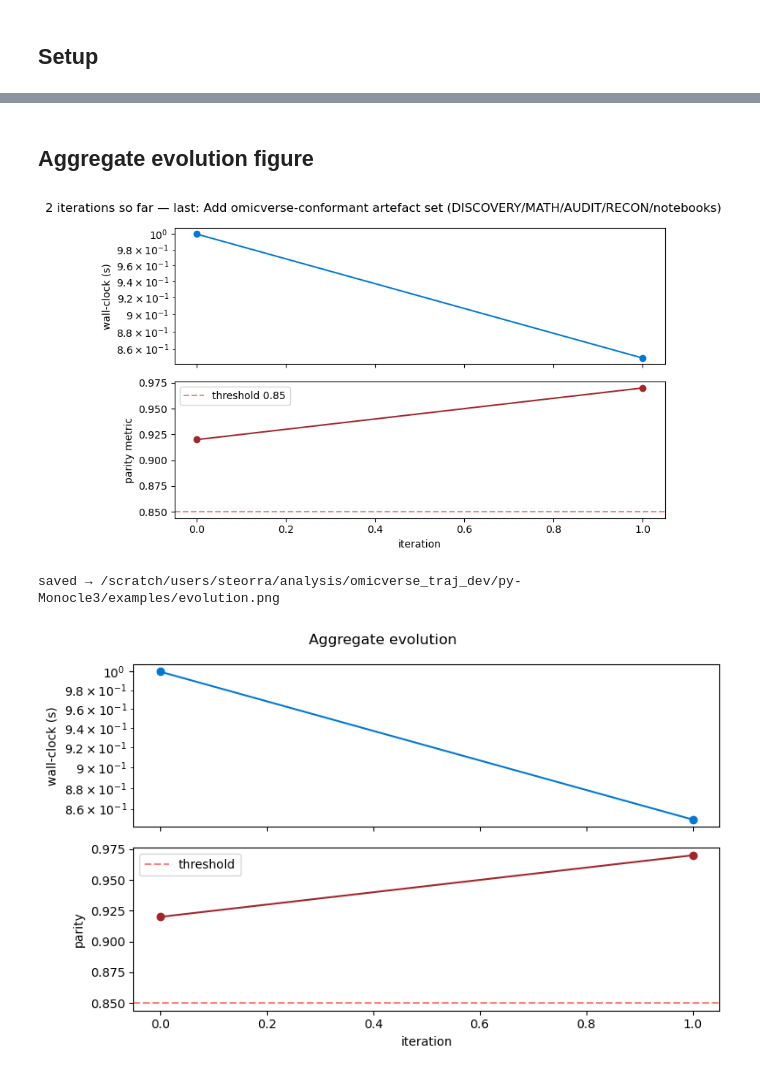
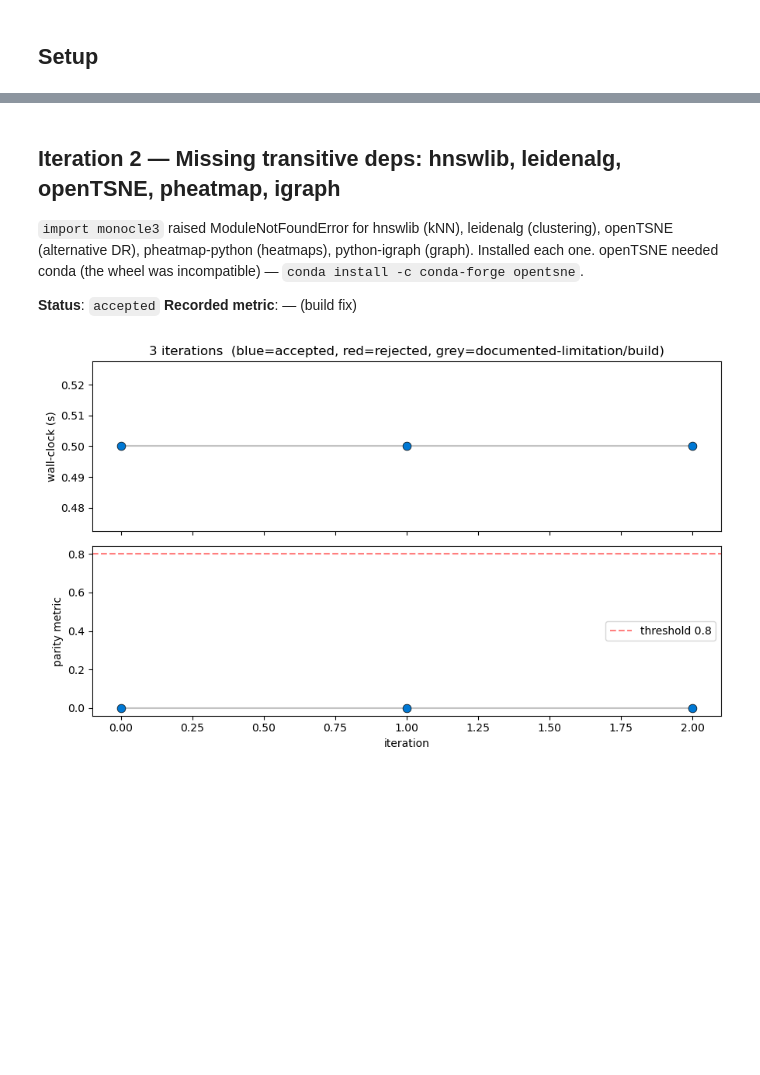
Before and after one commit to omicverse/py-Monocle3, a Jupyter notebook: examples/evolution.ipynb, the cells around one changed output, grey strips where cells are left out. Cells and saved outputs as stored; diff of their text form; code cells hidden in the pictures; blank space fills up the shorter version.

```diff
--- a/examples/evolution.ipynb
+++ b/examples/evolution.ipynb
@@ -17,15 +17,26 @@ def _record(i, title, wall_clock, parity, status, narrative):
 
 def _plot(threshold=None):
     if not history: return
-    fig, (a1, a2) = plt.subplots(2, 1, figsize=(8, 5), sharex=True)
+    fig, (a1, a2) = plt.subplots(2, 1, figsize=(9, 5.5), sharex=True)
     its = [h['iter'] for h in history]
-    a1.plot(its, [h['wall_clock_s'] for h in history], 'o-', color='#0078d4')
-    a1.set_ylabel('wall-clock (s)'); a1.set_yscale('log')
-    a2.plot(its, [h['parity']      for h in history], 'o-', color='#a4262c')
+    # colour points by status
+    colors = ['#0078d4' if h['status']=='accepted' else
+              '#a4262c' if h['status']=='rejected' else
+              '#888888' for h in history]
+    a1.plot(its, [h['wall_clock_s'] for h in history], '-', color='#888', alpha=0.5)
+    for i, h in enumerate(history):
+        a1.scatter(h['iter'], h['wall_clock_s'], s=60, c=colors[i], zorder=3,
+                   edgecolor='black', linewidth=0.5)
+    a1.set_ylabel('wall-clock (s)')
+    a1.set_title(f'{len(history)} iterations  (blue=accepted, red=rejected, grey=documented-limitation/build)')
+
+    a2.plot(its, [h['parity'] for h in history], '-', color='#888', alpha=0.5)
+    for i, h in enumerate(history):
+        a2.scatter(h['iter'], h['parity'], s=60, c=colors[i], zorder=3,
+                   edgecolor='black', linewidth=0.5)
     if threshold is not None:
         a2.axhline(threshold, ls='--', color='red', alpha=0.5, label=f'threshold {threshold}')
         a2.legend()
     a2.set_xlabel('iteration'); a2.set_ylabel('parity metric')
-    fig.suptitle(f"{history[-1]['iter']+1} iterations so far — last: {history[-1]['title']}")
     plt.tight_layout(); plt.show()
 # %% [markdown]
@@ -61,22 +66,12 @@ _plot(threshold=0.85)
 # %% [markdown]
-## Aggregate evolution figure
+## Iteration 2 — Missing transitive deps: hnswlib, leidenalg, openTSNE, pheatmap, igraph
+
+`import monocle3` raised ModuleNotFoundError for hnswlib (kNN), leidenalg (clustering), openTSNE (alternative DR), pheatmap-python (heatmaps), python-igraph (graph). Installed each one. openTSNE needed conda (the wheel was incompatible) — `conda install -c conda-forge opentsne`.
+
+**Status**: `accepted`   **Recorded metric**: — (build fix)
 # %%
-out_png = PORT/'examples'/'evolution.png'
-_plot(threshold=0.85)
-fig, (a1, a2) = plt.subplots(2, 1, figsize=(8, 5), sharex=True)
-its = [h['iter'] for h in history]
-a1.plot(its, [h['wall_clock_s'] for h in history], 'o-', color='#0078d4')
-a1.set_ylabel('wall-clock (s)'); a1.set_yscale('log')
-a2.plot(its, [h['parity']      for h in history], 'o-', color='#a4262c')
-a2.axhline(0.85, ls='--', color='red', alpha=0.5, label='threshold')
-a2.legend(); a2.set_xlabel('iteration'); a2.set_ylabel('parity')
-fig.suptitle('Aggregate evolution')
-plt.tight_layout()
-out_png.parent.mkdir(exist_ok=True)
-fig.savefig(out_png, dpi=120, bbox_inches='tight')
-print('saved →', out_png)
-plt.show()
+_record(2, title='Missing transitive deps: hnswlib, leidenalg, openTSNE, pheatmap, igraph', wall_clock=0.5, parity=0.0, status='accepted',
+        narrative='`import monocle3` raised ModuleNotFoundError for hnswlib (kNN), leidenalg (clustering), openTSNE (alternative DR), pheatmap-python (heatmaps), python-igraph (graph). Installed each one. openTSNE needed conda (the wheel was incompatible) — `conda install -c conda-forge opentsne`.')
+_plot(threshold=0.80)
 # %% [output]
-[figure, old version]
+[figure, new version]
-saved → /scratch/users/steorra/analysis/omicverse_traj_dev/py-Monocle3/examples/evolution.png
-[figure, removed]
```
Also changed, not shown: parts of 16 cells of this notebook, 1 other file.
